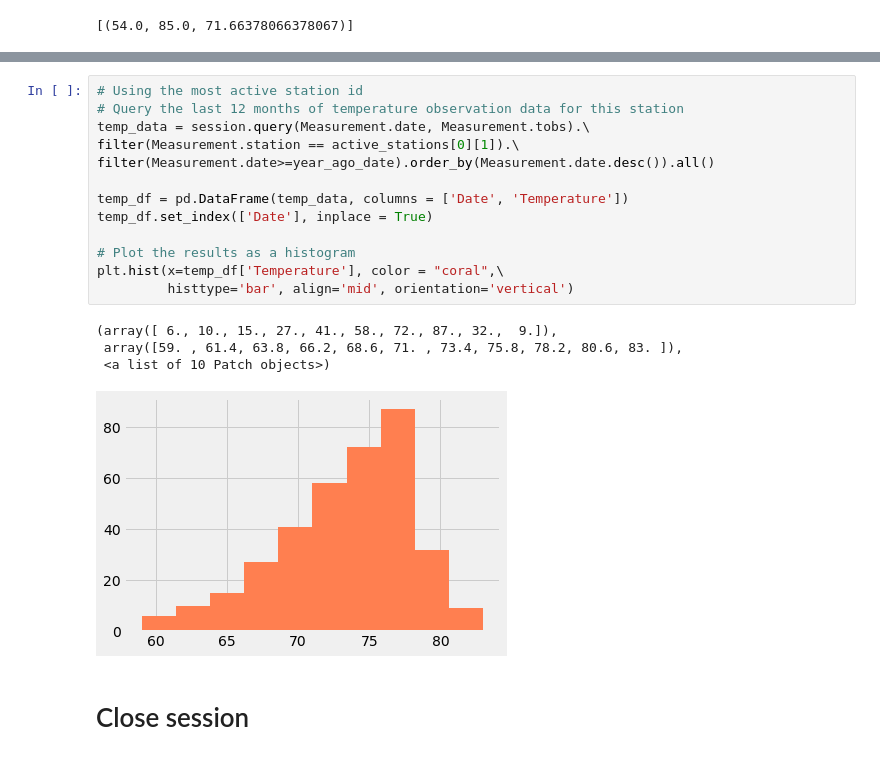
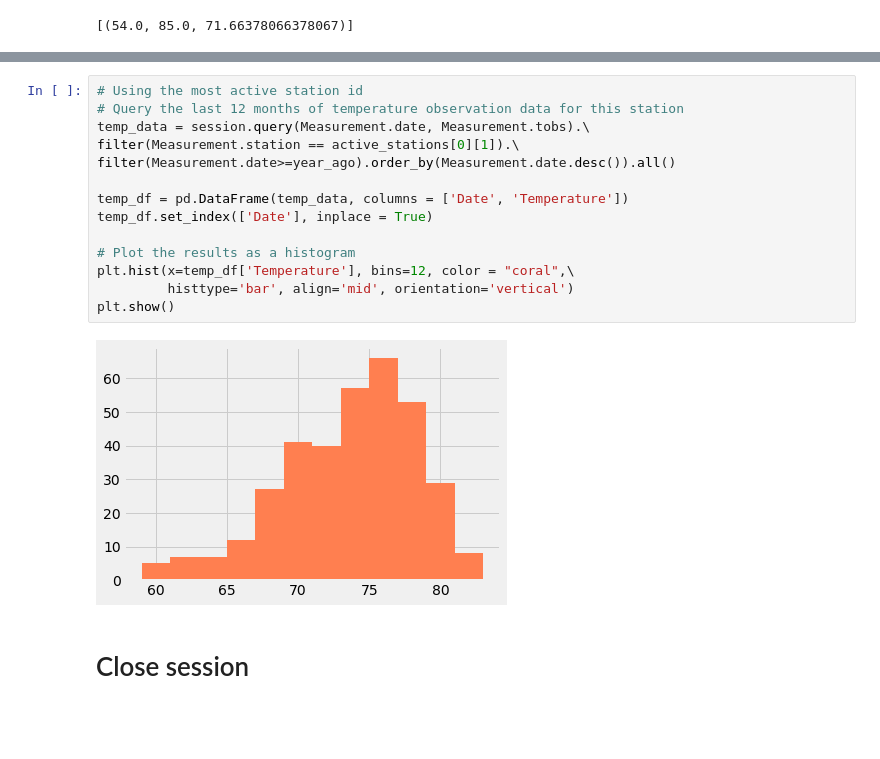
Before and after one commit to bminhas01/sqlalchemy-challenge, a Jupyter notebook: climate_starter.ipynb, the cells around one changed output, grey strips where cells are left out. Saved outputs shown, nothing was run; the diff lists cells and outputs as text; blank space fills up the shorter version.

```diff
--- a/climate_starter.ipynb
+++ b/climate_starter.ipynb
@@ -186,21 +171,19 @@ year_ago_date = dt.datetime.strptime(last_date, "%Y-%m-%d").date() - dt.timedelt
 # %%
 # Using the most active station id
 # Query the last 12 months of temperature observation data for this station
 temp_data = session.query(Measurement.date, Measurement.tobs).\
 filter(Measurement.station == active_stations[0][1]).\
-filter(Measurement.date>=year_ago_date).order_by(Measurement.date.desc()).all()
+filter(Measurement.date>=year_ago).order_by(Measurement.date.desc()).all()
 
 temp_df = pd.DataFrame(temp_data, columns = ['Date', 'Temperature'])
 temp_df.set_index(['Date'], inplace = True)
 
 # Plot the results as a histogram
-plt.hist(x=temp_df['Temperature'], color = "coral",\
+plt.hist(x=temp_df['Temperature'], bins=12, color = "coral",\
          histtype='bar', align='mid', orientation='vertical')
+plt.show()
 # %% [output]
-(array([ 6., 10., 15., 27., 41., 58., 72., 87., 32.,  9.]),
- array([59. , 61.4, 63.8, 66.2, 68.6, 71. , 73.4, 75.8, 78.2, 80.6, 83. ]),
- <a list of 10 Patch objects>)
-[figure, old version]
+[figure, new version]
 # %% [markdown]
 # Close session
 # %%
```
Also changed, not shown: parts of 3 cells of this notebook, 1 other file.
